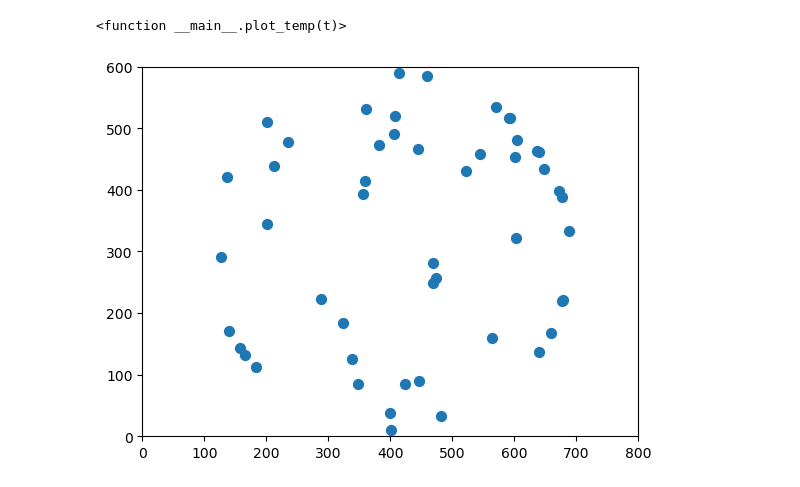
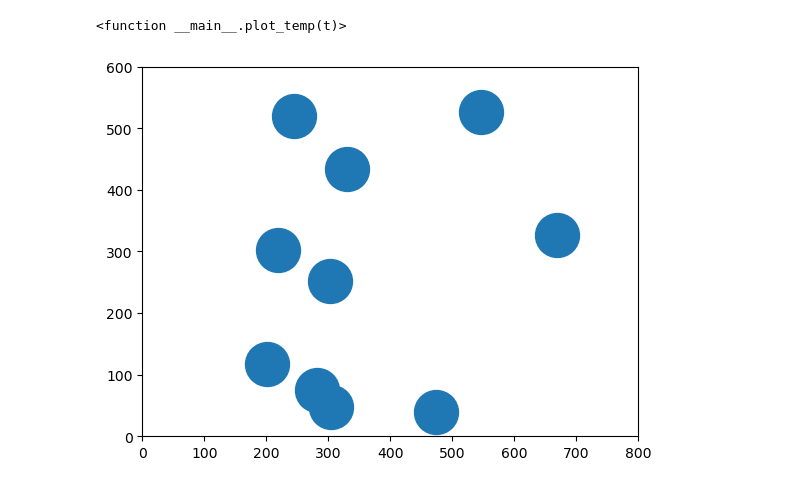
Before and after one commit to BenedictRussell/MA932-Project, a Jupyter notebook: ball_sims.ipynb, the cells around one changed output. Cells and saved outputs as stored; diff of their text form; code cells hidden in the pictures.

Commit message:
works for particles

```diff
--- a/ball_sims.ipynb
+++ b/ball_sims.ipynb
@@ -233,8 +233,8 @@ from matplotlib.animation import FuncAnimation
 
 # Constants
 WIDTH, HEIGHT = 800, 600
-RADIUS = 10
-NUM_PARTICLES = 50
+RADIUS = 30
+NUM_PARTICLES = 10
 
 class Particle:
     def __init__(self):
@@ -268,33 +268,33 @@ class Particle:
                     angle = math.atan2(particle.y - self.y, particle.x - self.x)
                     self.direction = angle + self.direction
                     particle.direction = angle + particle.direction
 
 def update(frame):
     for particle in particles:
         particle.update()
     x_data = [particle.x for particle in particles]
     y_data = [particle.y for particle in particles]
     scatter.set_offsets(list(zip(x_data, y_data)))
     return scatter,
 
 def init():
     x_data = [particle.x for particle in particles]
     y_data = [particle.y for particle in particles]
     scatter.set_offsets(list(zip(x_data, y_data)))
     return scatter,
 
 # Create particles
 particles = [Particle() for _ in range(NUM_PARTICLES)]
 
 # Create plot
 fig, ax = plt.subplots()
 ax.set_xlim(0, WIDTH)
 ax.set_ylim(0, HEIGHT)
-scatter = ax.scatter([], [], s=50)
+scatter = ax.scatter([], [], s=1000)
 
 # Animate
-ani = FuncAnimation(fig, update, frames=100, init_func=init, blit=True, interval=10)
+ani = FuncAnimation(fig, update, frames=300, init_func=init, blit=True, interval=10)
 ani.save('xhess.gif', writer='imagemagick')
 plt.show()
 # %% [output]
-[figure, old version]
+[figure, new version]
```
Also changed, not shown: 2 other files.
